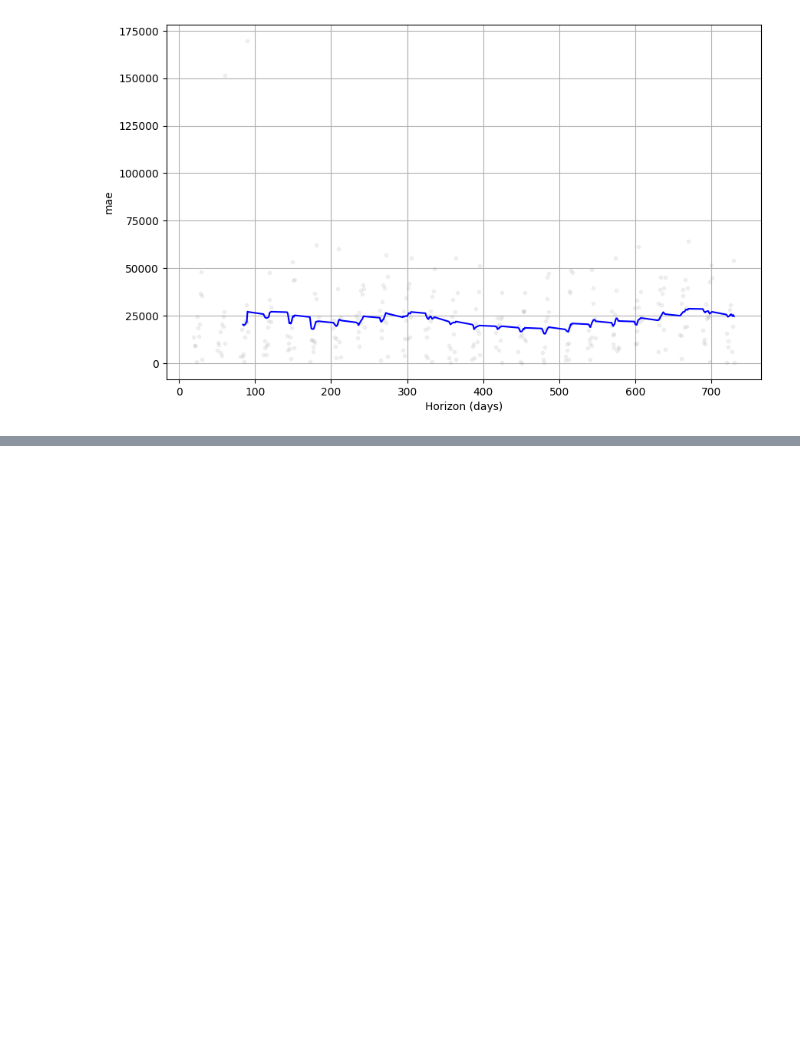
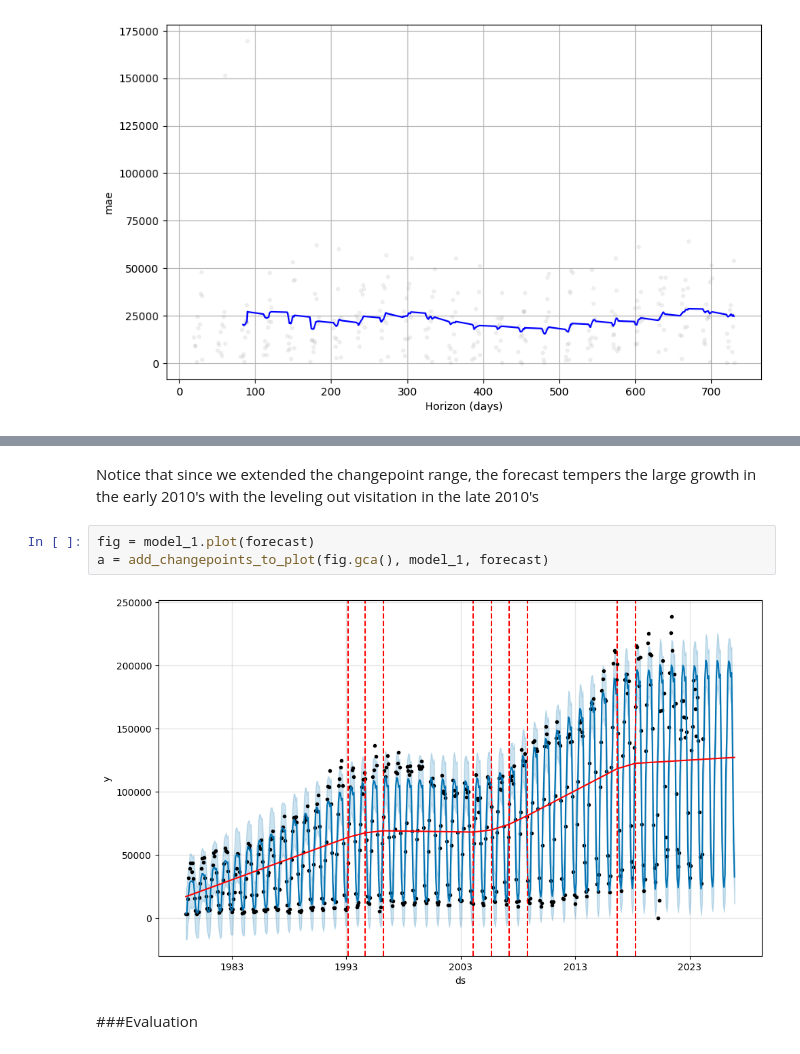
Before and after one commit to rgbuckley/utah_nps_visitation, a Jupyter notebook: Prophet.ipynb, the cells around one changed output, grey strips where cells are left out. Cells and saved outputs as stored; diff of their text form; blank space fills up the shorter version.

```diff
--- a/Prophet.ipynb
+++ b/Prophet.ipynb
@@ -492,0 +530,9 @@ fig = plot_cross_validation_metric(df_cv, metric='mae', rolling_window=window)
+# %% [markdown]
+Notice that since we extended the changepoint range, the forecast tempers the large growth in the early 2010's with the leveling out visitation in the late 2010's
+# %%
+fig = model_1.plot(forecast)
+a = add_changepoints_to_plot(fig.gca(), model_1, forecast)
+# %% [output]
+[figure, added]
+# %% [markdown]
+###Evaluation
```
Also changed, not shown: parts of 24 cells of this notebook.
